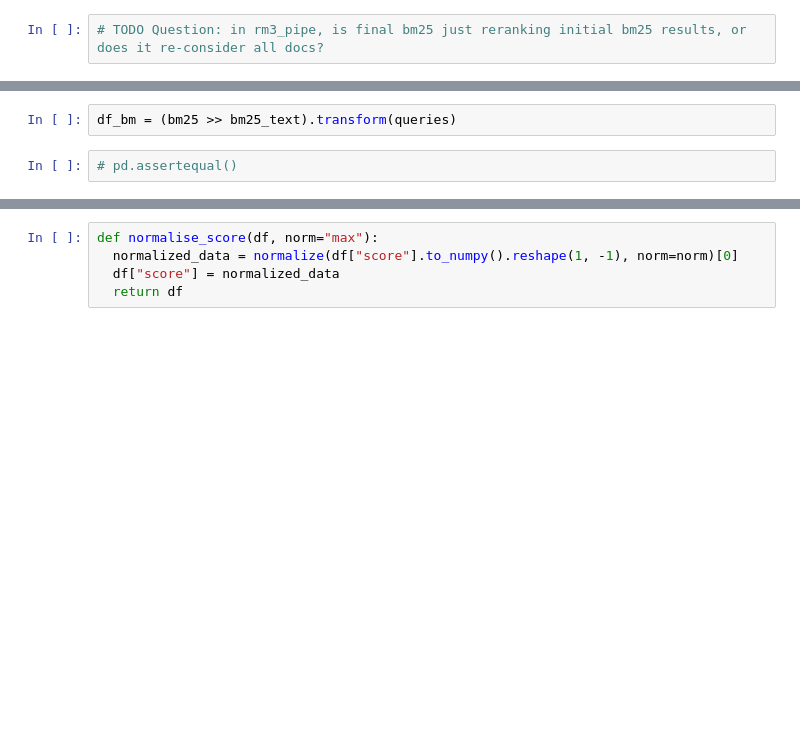
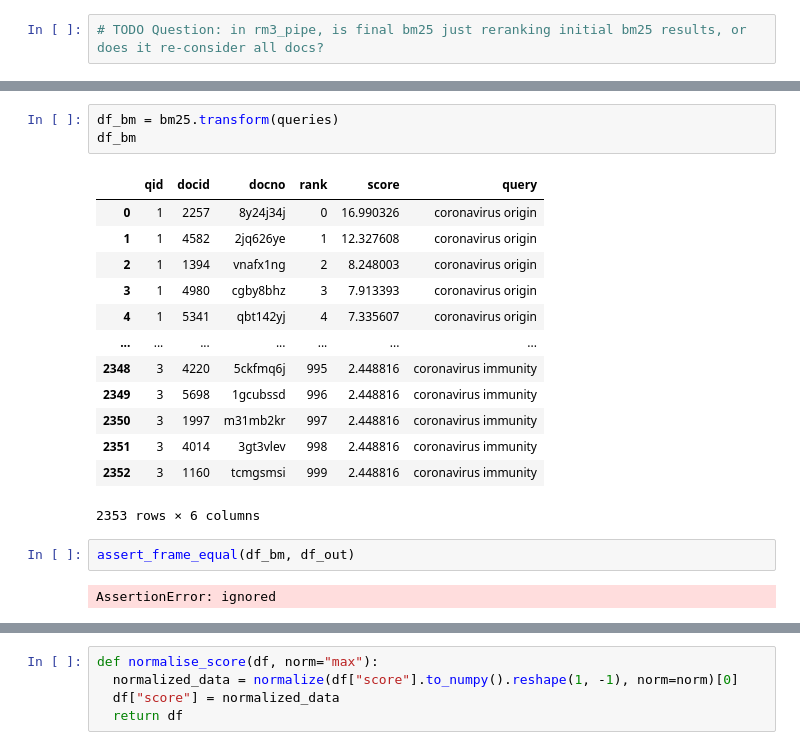
Before and after one commit to DayalStrub/ecir2021tutorial, a Jupyter notebook: other/2-simplest-thing-Transformer.ipynb, the cells around one changed output, grey strips where cells are left out. Cells and saved outputs as stored; diff of their text form; blank space fills up the shorter version.

```diff
--- a/other/2-simplest-thing-Transformer.ipynb
+++ b/other/2-simplest-thing-Transformer.ipynb
@@ -112,6 +109,23 @@ df_out # .loc[df_out["qid"] == "1", :]
 # %%
-df_bm = (bm25 >> bm25_text).transform(queries)
+df_bm = bm25.transform(queries)
+df_bm
+# %% [output]
+|  | qid | docid | docno | rank | score | query |
+| 0 | 1 | 2257 | 8y24j34j | 0 | 16.990326 | coronavirus origin |
+| 1 | 1 | 4582 | 2jq626ye | 1 | 12.327608 | coronavirus origin |
+| 2 | 1 | 1394 | vnafx1ng | 2 | 8.248003 | coronavirus origin |
+| 3 | 1 | 4980 | cgby8bhz | 3 | 7.913393 | coronavirus origin |
+| 4 | 1 | 5341 | qbt142yj | 4 | 7.335607 | coronavirus origin |
+| ... | ... | ... | ... | ... | ... | ... |
+| 2348 | 3 | 4220 | 5ckfmq6j | 995 | 2.448816 | coronavirus immunity |
+| 2349 | 3 | 5698 | 1gcubssd | 996 | 2.448816 | coronavirus immunity |
+| 2350 | 3 | 1997 | m31mb2kr | 997 | 2.448816 | coronavirus immunity |
+| 2351 | 3 | 4014 | 3gt3vlev | 998 | 2.448816 | coronavirus immunity |
+| 2352 | 3 | 1160 | tcmgsmsi | 999 | 2.448816 | coronavirus immunity |
+2353 rows × 6 columns
-# %%
-# pd.assertequal()
+# %%
+assert_frame_equal(df_bm, df_out)
+# %% [output]
+AssertionError: ignored
 # %%
 df_out.loc[:, ["qid", "docid"]].groupby("qid").count()
```
Also changed, not shown: parts of 22 cells of this notebook.
